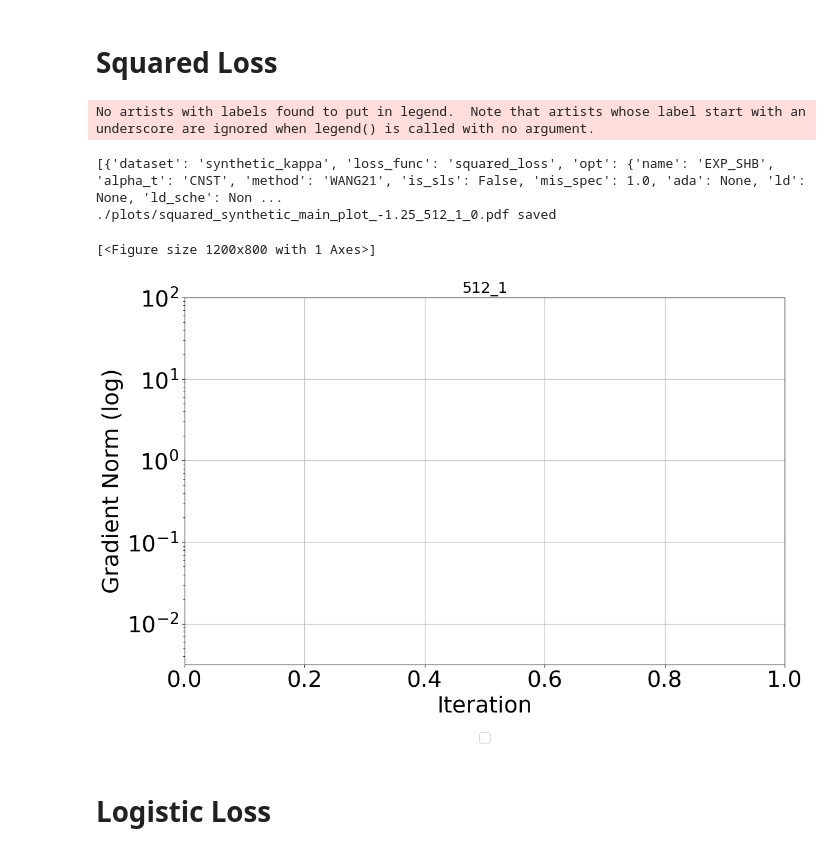
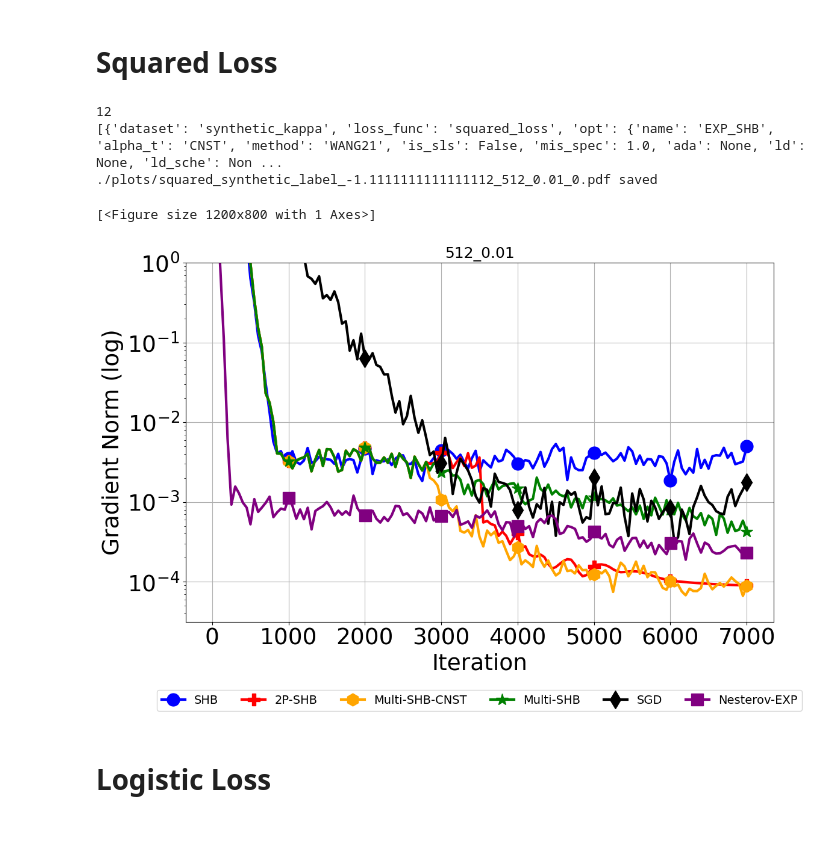
Before and after one commit to anh-dang/expsls, a Jupyter notebook: results.ipynb, the cells around one changed output. Saved outputs shown, nothing was run; the diff lists cells and outputs as text; code cells hidden in the pictures.

Commit message:
update configs

```diff
--- a/results.ipynb
+++ b/results.ipynb
@@ -391,7 +389,7 @@ styles['SHB_CNST'] = {'label':'SHB',  'color':'blue',
                            'linewidth': linewidth, 'linestyle':shb,
                      'markevery':markevery }
 
-styles['SHB_MUL_0.4_False'] = {'label':'Multi-SHB-0.5-increase',  'color':'green',
+styles['SHB_MUL_0.4_False'] = {'label':'Multi-SHB',  'color':'green',
                          'marker':'*', 'markersize':markersize,
                            'linewidth': linewidth, 'linestyle':shb,
                      'markevery':markevery }
@@ -401,7 +399,7 @@ styles['SHB_MUL_auto_False'] = {'label':'Multi-SHB-adaptive-increase',  'color':
                            'linewidth': linewidth, 'linestyle':shb,
                      'markevery':markevery }
 
-styles['SHB_MUL_0.4_True'] = {'label':'Multi-SHB-0.5-constant',  'color':'orange',
+styles['SHB_MUL_0.4_True'] = {'label':'Multi-SHB-CNST',  'color':'orange',
                          'marker':'h', 'markersize':markersize,
                            'linewidth': linewidth, 'linestyle':shb,
                      'markevery':markevery }
@@ -841,11 +828,17 @@ print(len(hr.filter_exp_list(loss_exp_dict["squared_loss"], filterby_list=combin
 # %% [markdown]
 # Squared Loss
 # %%
-
+datasets = ["synthetic_kappa"]
+batch_size = -10/9
+kappa = 512
+variance = 1e-2
+runs = [0,1]
+config = EXP_SYN_NON_INTERP_CONFIGS
+loss_exp_dict, combined_filter_dict = get_res_dict(config, datasets, batch_size, kappa, variance, runs)
 show_legend_all=None
 rm = hr.ResultManager(
                     exp_list= loss_exp_dict["squared_loss"],
-                    savedir_base=savedir_synthetic_main_plot_1,
+                    savedir_base=savedir_synthetic_main_plot,
                     filterby_list=combined_filter_dict["squared_loss"],
                     verbose= 0
                      )
@@ -855,40 +848,40 @@ rm.get_plot_all(
     order='metrics_by_groups',
     show_legend_all=show_legend_all,
     legend_last_row_only=True,
     y_metric_list =  ['grad_norm'],
     x_metric='itr',
     legend_list=['opt.name'],
     title_list = ['kappa','variance'],
     groupby_list = ['dataset', 'model', 'n_samples', 'variance', 'kappa'],
     log_metric_list = ["grad_norm", 'alpha_k', 'train_loss'],
-    legend_fontsize=16,
+    legend_fontsize=14,
     x_fontsize=27,
     y_fontsize=27,
     xtick_fontsize=27,
     ytick_fontsize=27,
     title_fontsize=18,
     result_step=50,
-    ylim_list=[[(10**(-2.5), 10**(2))]],
+    ylim_list=[[(10**(-4.5), 10**(0))]],
     #[(10**(-13), 10**(5))],[(10**(-13), 10**(5))]],# (10**(-3), 24), (10**(-3.1), 10**(-.8))]],(10**(0), 1e6)(-0.1, 1.1)(10**(-15), 10**(-4))
 
     map_ylabel_list=[{'train_loss':'Train loss'},
                      {'val_acc':'Validation accuracy'},
                      {'grad_norm': 'Gradient Norm'},
                      {'alpha_k': 'alpha_k'},
                      {'beta_k': 'beta_k'},
                      {'lambda_k': 'lambda_k'},
                      {'n_grad_evals': 'Number of stochastic gradient evaluations'}],
     map_xlabel_list=[{'itr': 'Iteration'}],
                 figsize=(12,8),
     plot_confidence=False,
-     legend_kwargs={'bbox_to_anchor':[0.5, -0.2],
+     legend_kwargs={'bbox_to_anchor':[0.5, -0.22],
                            'borderaxespad':0.,
-                           'ncol':4,'loc':'center'},
-    savedir_plots=f'./plots/squared_synthetic_main_plot_{batch_size}_{kappa}_{variance}'
+                           'ncol':6,'loc':'center'},
+    savedir_plots=f'./plots/squared_synthetic_label_{batch_size}_{kappa}_{variance}'
             )
 # %% [output]
-No artists with labels found to put in legend.  Note that artists whose label start with an underscore are ignored when legend() is called with no argument.
+12
+[{'dataset': 'synthetic_kappa', 'loss_func': 'squared_loss', 'opt': {'name': 'EXP_SHB', 'alpha_t': 'CNST', 'method': 'WANG21', 'is_sls': False, 'mis_spec': 1.0, 'ada': None, 'ld': None, 'ld_sche': Non ...
+./plots/squared_synthetic_label_-1.1111111111111112_512_0.01_0.pdf saved
-[{'dataset': 'synthetic_kappa', 'loss_func': 'squared_loss', 'opt': {'name': 'EXP_SHB', 'alpha_t': 'CNST', 'method': 'WANG21', 'is_sls': False, 'mis_spec': 1.0, 'ada': None, 'ld': None, 'ld_sche': Non ...
-./plots/squared_synthetic_main_plot_-1.25_512_1_0.pdf saved
+[<Figure size 1200x800 with 1 Axes>]
-[<Figure size 1200x800 with 1 Axes>]
-[figure, old version]
+[figure, new version]
```
Also changed, not shown: parts of 10 cells of this notebook, 8 other files.
